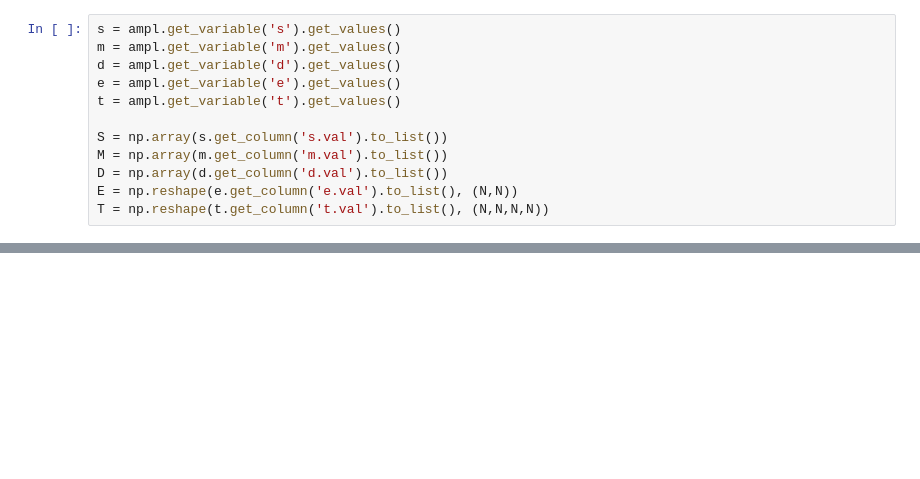
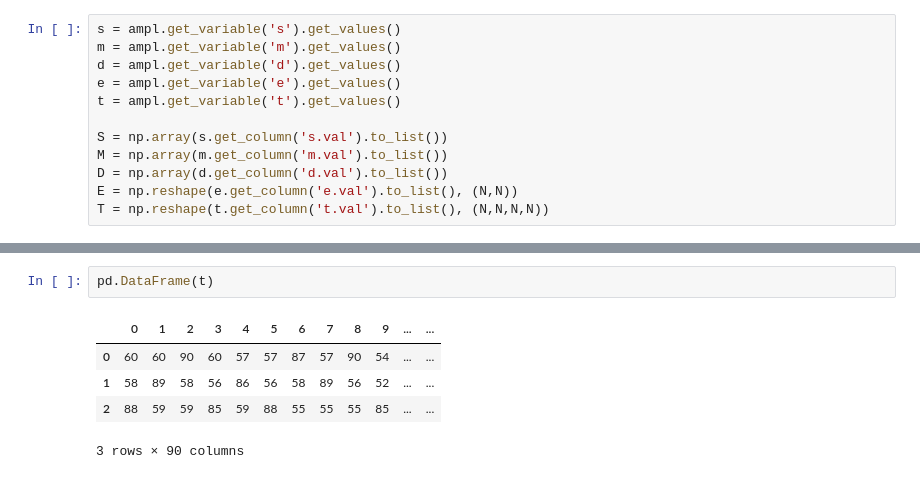
Before and after one commit to LarsHadidi/PRONTO, a Jupyter notebook: research/PDP-MP.ipynb, the cells around one changed output, grey strips where cells are left out. Saved outputs shown, nothing was run; the diff lists cells and outputs as text; blank space fills up the shorter version.

```diff
--- a/research/PDP-MP.ipynb
+++ b/research/PDP-MP.ipynb
@@ -264,0 +302,8 @@ plt.show()
+# %%
+pd.DataFrame(t)
+# %% [output]
+|  | 0 | 1 | 2 | 3 | 4 | 5 | 6 | 7 | 8 | 9 | ... | ... |
+| 0 | 60 | 60 | 90 | 60 | 57 | 57 | 87 | 57 | 90 | 54 | ... | ... |
+| 1 | 58 | 89 | 58 | 56 | 86 | 56 | 58 | 89 | 56 | 52 | ... | ... |
+| 2 | 88 | 59 | 59 | 85 | 59 | 88 | 55 | 55 | 55 | 85 | ... | ... |
+3 rows × 90 columns
```
Also changed, not shown: parts of 16 cells of this notebook.
